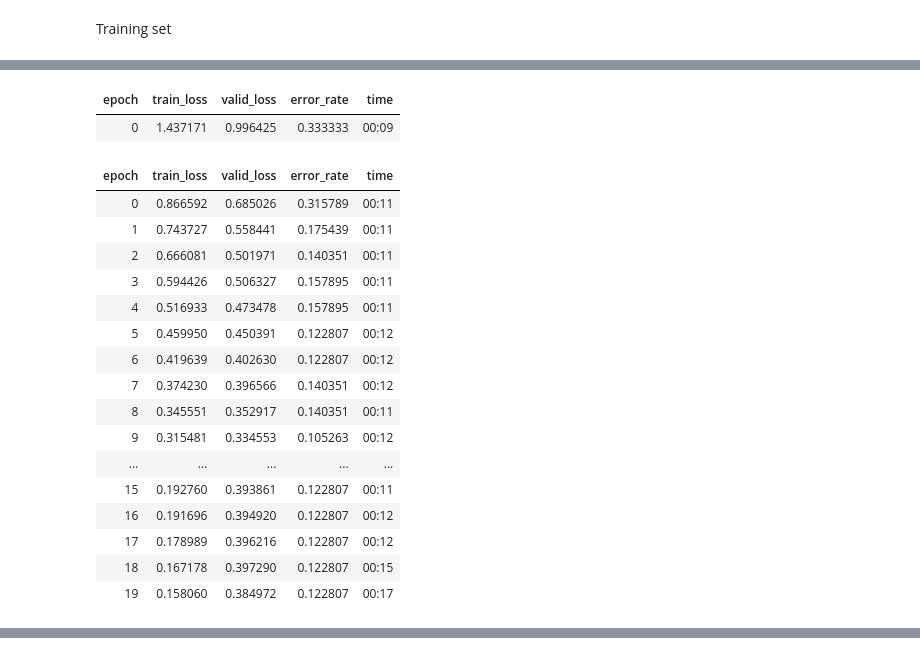
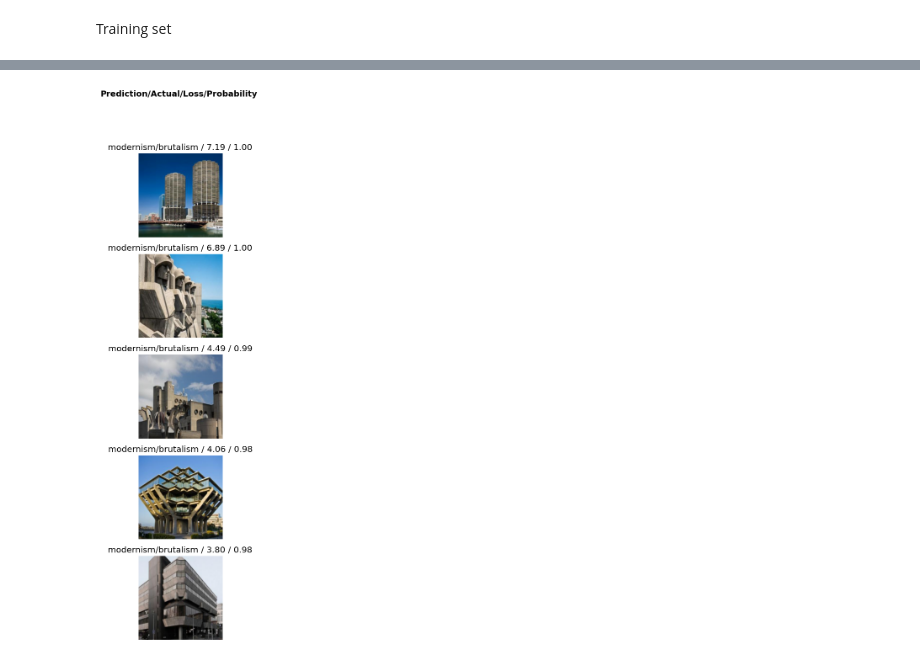
Before and after one commit to TheSowut/brutalism_or_modernism, a Jupyter notebook: model/brutalism_or_modernism.ipynb, the cells around one changed output, grey strips where cells are left out. Cells and saved outputs as stored; diff of their text form; code cells hidden in the pictures.

```diff
--- a/model/brutalism_or_modernism.ipynb
+++ b/model/brutalism_or_modernism.ipynb
@@ -97,23 +94,8 @@ dls.train.show_batch(max_n=8, nrows=2, unique=True)
 # %%
 learn = vision_learner(dls, resnet18, metrics=error_rate)
-learn.fine_tune(20)
+# learn.fine_tune(20)
-# %% [output]
-| epoch | train_loss | valid_loss | error_rate | time |
-| 0 | 1.437171 | 0.996425 | 0.333333 | 00:09 |
-| epoch | train_loss | valid_loss | error_rate | time |
-| 0 | 0.866592 | 0.685026 | 0.315789 | 00:11 |
-| 1 | 0.743727 | 0.558441 | 0.175439 | 00:11 |
-| 2 | 0.666081 | 0.501971 | 0.140351 | 00:11 |
-| 3 | 0.594426 | 0.506327 | 0.157895 | 00:11 |
-| 4 | 0.516933 | 0.473478 | 0.157895 | 00:11 |
-| 5 | 0.459950 | 0.450391 | 0.122807 | 00:12 |
-| 6 | 0.419639 | 0.402630 | 0.122807 | 00:12 |
-| 7 | 0.374230 | 0.396566 | 0.140351 | 00:12 |
-| 8 | 0.345551 | 0.352917 | 0.140351 | 00:11 |
-| 9 | 0.315481 | 0.334553 | 0.105263 | 00:12 |
-| ... | ... | ... | ... | ... |
-| 15 | 0.192760 | 0.393861 | 0.122807 | 00:11 |
-| 16 | 0.191696 | 0.394920 | 0.122807 | 00:12 |
-| 17 | 0.178989 | 0.396216 | 0.122807 | 00:12 |
-| 18 | 0.167178 | 0.397290 | 0.122807 | 00:15 |
-| 19 | 0.158060 | 0.384972 | 0.122807 | 00:17 |
+# %%
+interp = ClassificationInterpretation.from_learner(learn)
+# interp.plot_confusion_matrix()
+interp.plot_top_losses(5, nrows=5)
+# %% [output]
@@ -119,0 +104 @@ learn.fine_tune(20)
+[figure, added]
```
Also changed, not shown: parts of 5 cells of this notebook.
